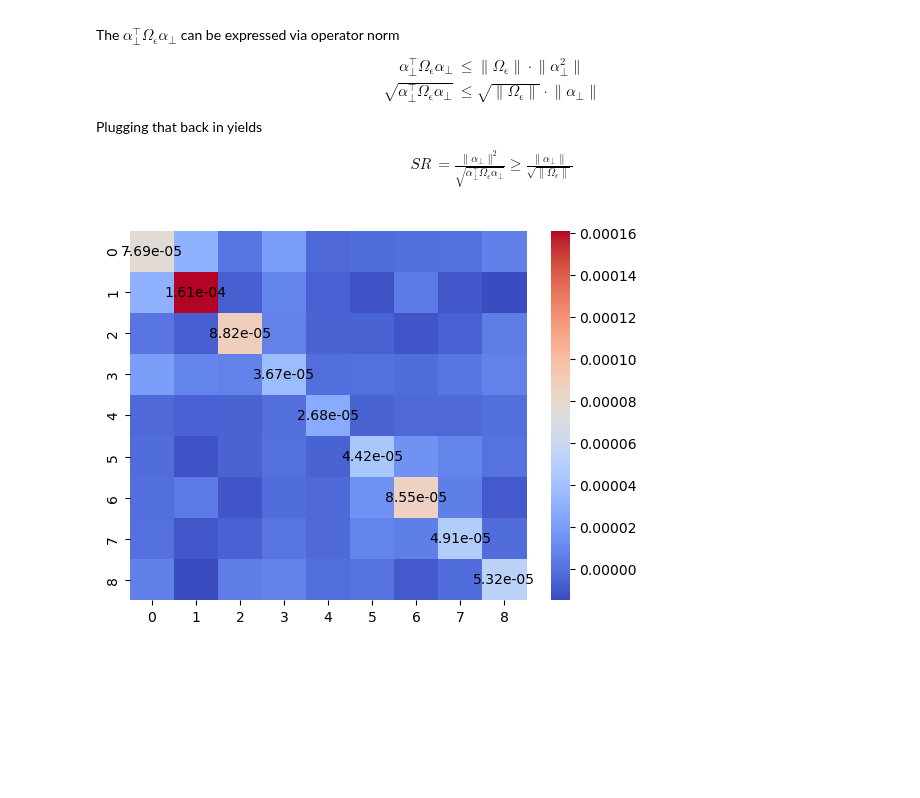
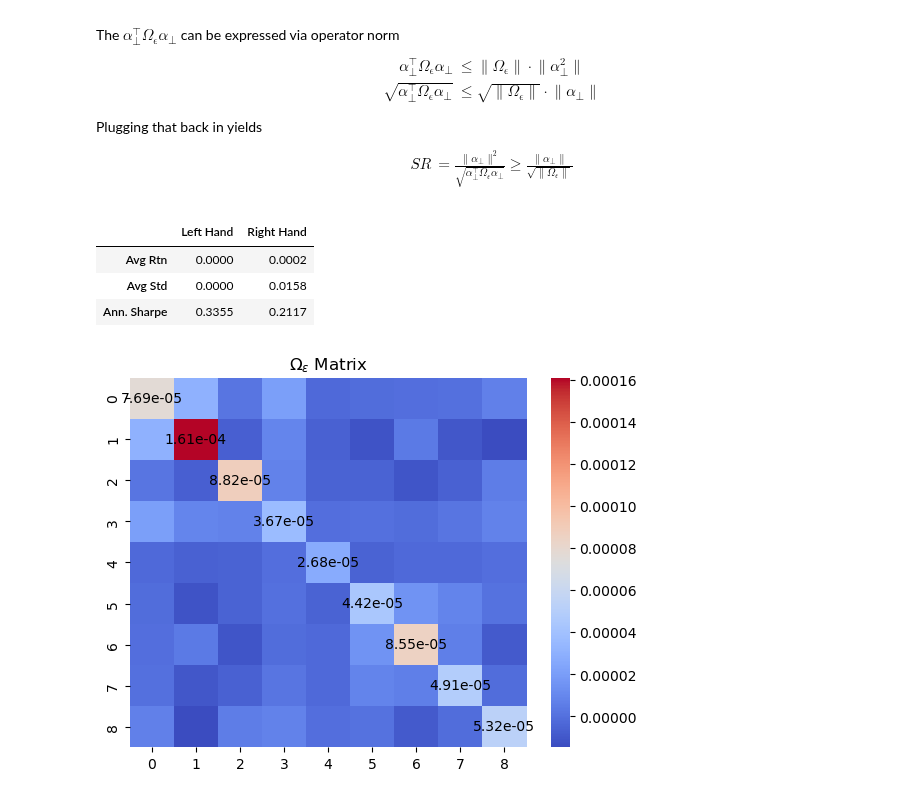
Before and after one commit to diegodalvarez/EQI, a Jupyter notebook: Chapter 4 - Linear Model of Returns.ipynb, the cells around one changed output. Saved outputs shown, nothing was run; the diff lists cells and outputs as text; code cells hidden in the pictures; blank space fills up the shorter version.

Commit message:
operator norms

```diff
--- a/Chapter 4 - Linear Model of Returns.ipynb
+++ b/Chapter 4 - Linear Model of Returns.ipynb
@@ -280,6 +280,26 @@ Plugging that back in yields
 \begin{align}
 SR &= \frac{\lVert \alpha_{\perp} \rVert^2}{\sqrt{\alpha_{\perp}^\intercal \Omega_{\epsilon} \alpha_{\perp}}} \geq \frac{\lVert \alpha_{\perp} \rVert}{\sqrt{\lVert \Omega_{\epsilon} \rVert} }
 \end{align}
+# %%
+(pd
+    .DataFrame(
+        data = {
+            "avg_rtn": [np.linalg.norm(alpha_perp) ** 2, np.linalg.norm(alpha_perp)],
+            "avg_std": [np.sqrt(alpha_perp.T @ OmegaE @ alpha_perp), np.sqrt(np.linalg.norm(OmegaE))]},
+        index = ["left_hand", "right_hand"])
+    .assign(sharpe = lambda x: x.avg_rtn / x.avg_std * np.sqrt(252))
+    .rename(columns = {
+        "avg_rtn": "Avg Rtn",
+        "avg_std": "Avg Std",
+        "sharpe" : "Ann. Sharpe"})
+    .T
+    .rename(columns = {"left_hand": "Left Hand", "right_hand": "Right Hand"})
+    .apply(lambda x: np.round(x,4)))
+# %% [output]
+|  | Left Hand | Right Hand |
+| Avg Rtn | 0.0000 | 0.0002 |
+| Avg Std | 0.0000 | 0.0158 |
+| Ann. Sharpe | 0.3355 | 0.2117 |
 # %%
 # Custom annotation function
 def annotate_diagonal(data, mask, ax):
@@ -297,12 +317,12 @@ def annotate_diagonal(data, mask, ax):
 # %%
 ax   = sns.heatmap(omega_epsilon, annot=False, cmap='coolwarm')
 mask = np.zeros_like(omega_epsilon, dtype=bool)
 np.fill_diagonal(mask, True)
 
 
 annotate_diagonal(omega_epsilon, mask, ax)
 
-ax.set_title("")
+ax.set_title(r"$\Omega_{\epsilon}$ Matrix")
 plt.show()
 # %% [output]
-[figure, old version]
+[figure, new version]
```
Also changed, not shown: parts of 1 cell of this notebook.
